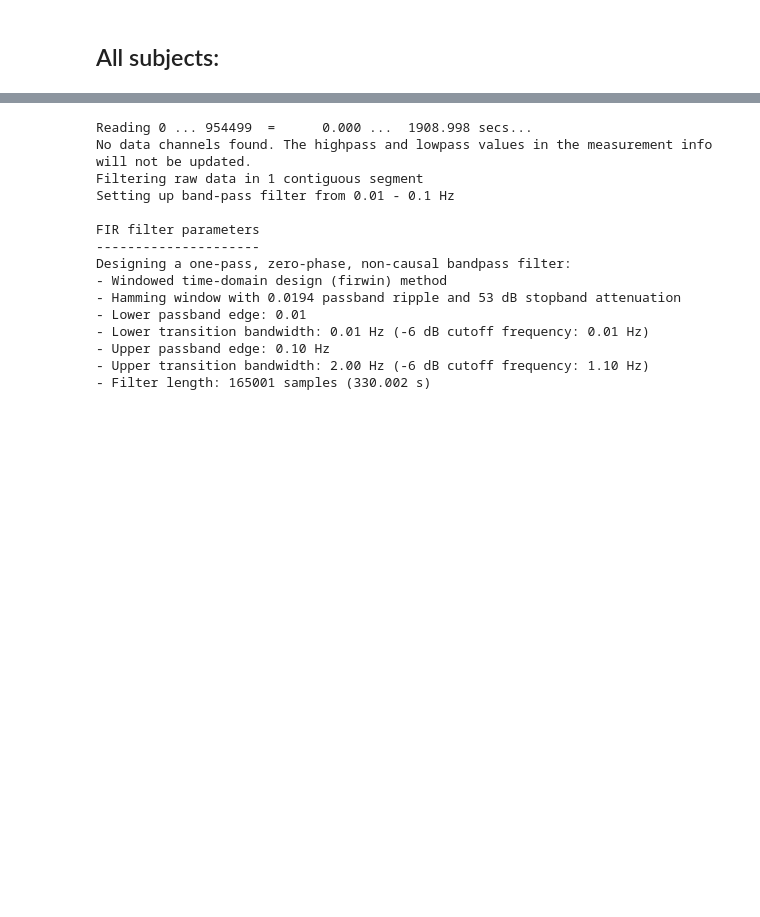
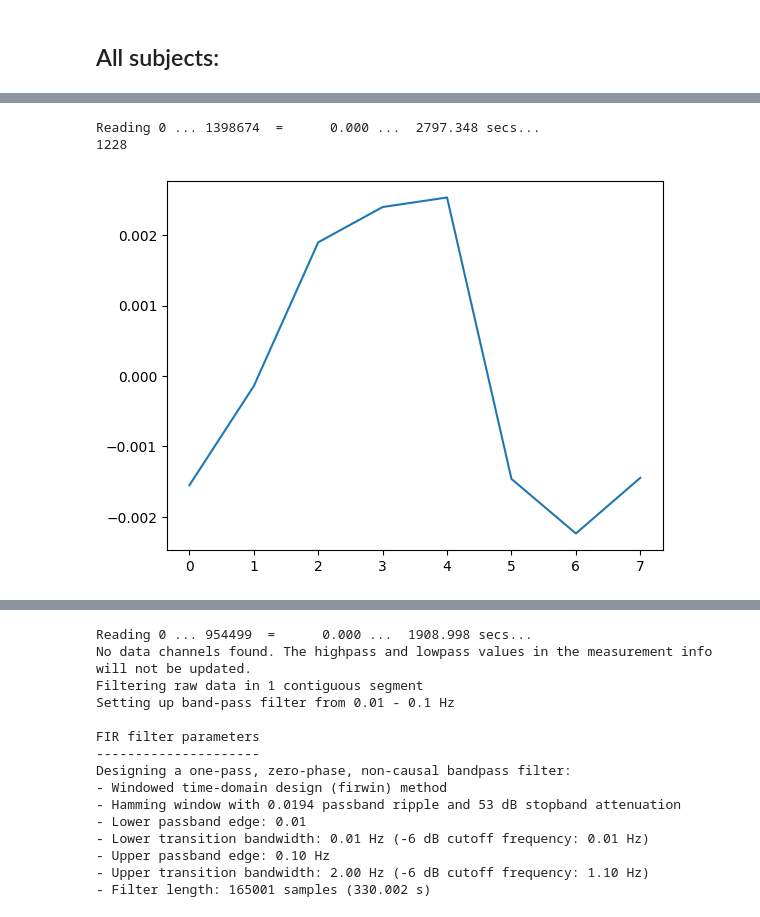
Before and after one commit to YannickLeon/EEGAnalysis, a Jupyter notebook: filtering2.ipynb, the cells around one changed output, grey strips where cells are left out. Drawn from its saved outputs; the diff is of its cells as text; code cells hidden in the pictures; blank space fills up the shorter version.

Commit message:
more graphs

```diff
--- a/filtering2.ipynb
+++ b/filtering2.ipynb
@@ -145,12 +144,3 @@ plt.show()
 # %% [output]
 1
 [figure]
-# %%
-df = pd.read_csv(f'./data/sub-{subject_id}/eeg/sub-{subject_id}_task-ContinuousVideoGamePlay_run-02_events.tsv', sep='\t')
-# %%
-behaviors = ["STATUS", "GAME OVER", "SHOOT_BUTTON", "MISSILE_HIT_ENEMY", "COLLECT_STAR", "PLAYER_CRASH_ENEMY", "PLAYER_CRASH_WALL", "COLLECT_AMMO"]
-filtered_df = df[df['trial_type'] == "PLAYER_CRASH_WALL"]
-# %%
-data_temp = []
-for entry in filtered_df["onset"]:
-    data_temp.extend(data[0][int((entry*500-500/2)):int((entry*500+500/2))])
@@ -172,2 +146,0 @@ plt.show()
-# %%
-deviation = get_total_deviation(data, [entry for entry in filtered_df["onset"]], sampling_rate=500)
@@ -295,3 +219,13 @@ KeyboardInterrupt:
+# %%
+deviation.append(get_deviation_for_subjects(1, "COLLECT_STAR", range(48,49)))
+
+plt.plot([i for i in range(8)], deviation[len(deviation)-1])
+#plt.yticks([-1+i/10 for i in range(21)])
+plt.show()
+# %% [output]
+Reading 0 ... 1398674  =      0.000 ...  2797.348 secs...
+1228
+[figure, added]
 # %%
 deviation.append(get_deviation_for_subjects(17, "COLLECT_AMMO", range(49,50)))
 
```
Also changed, not shown: parts of 18 cells of this notebook.
